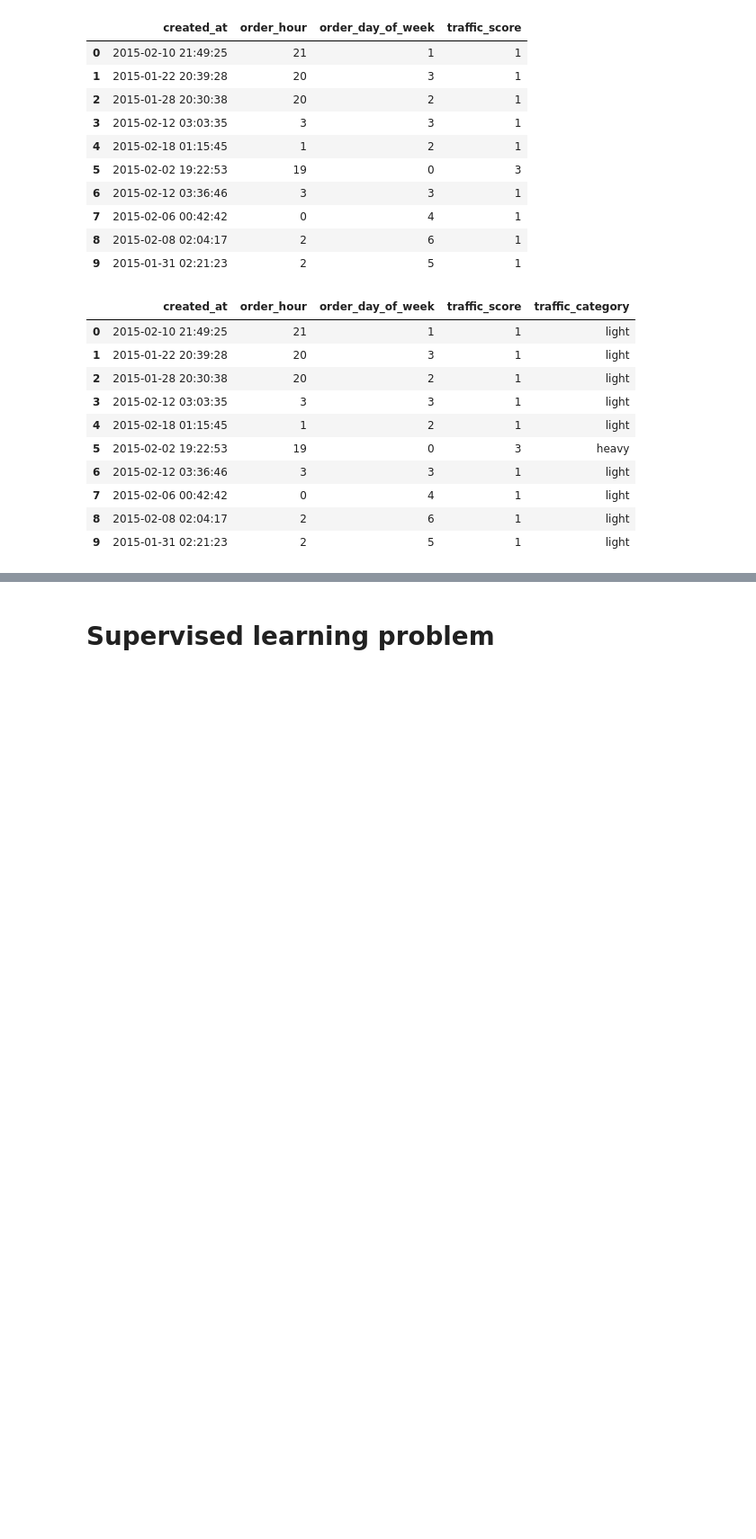
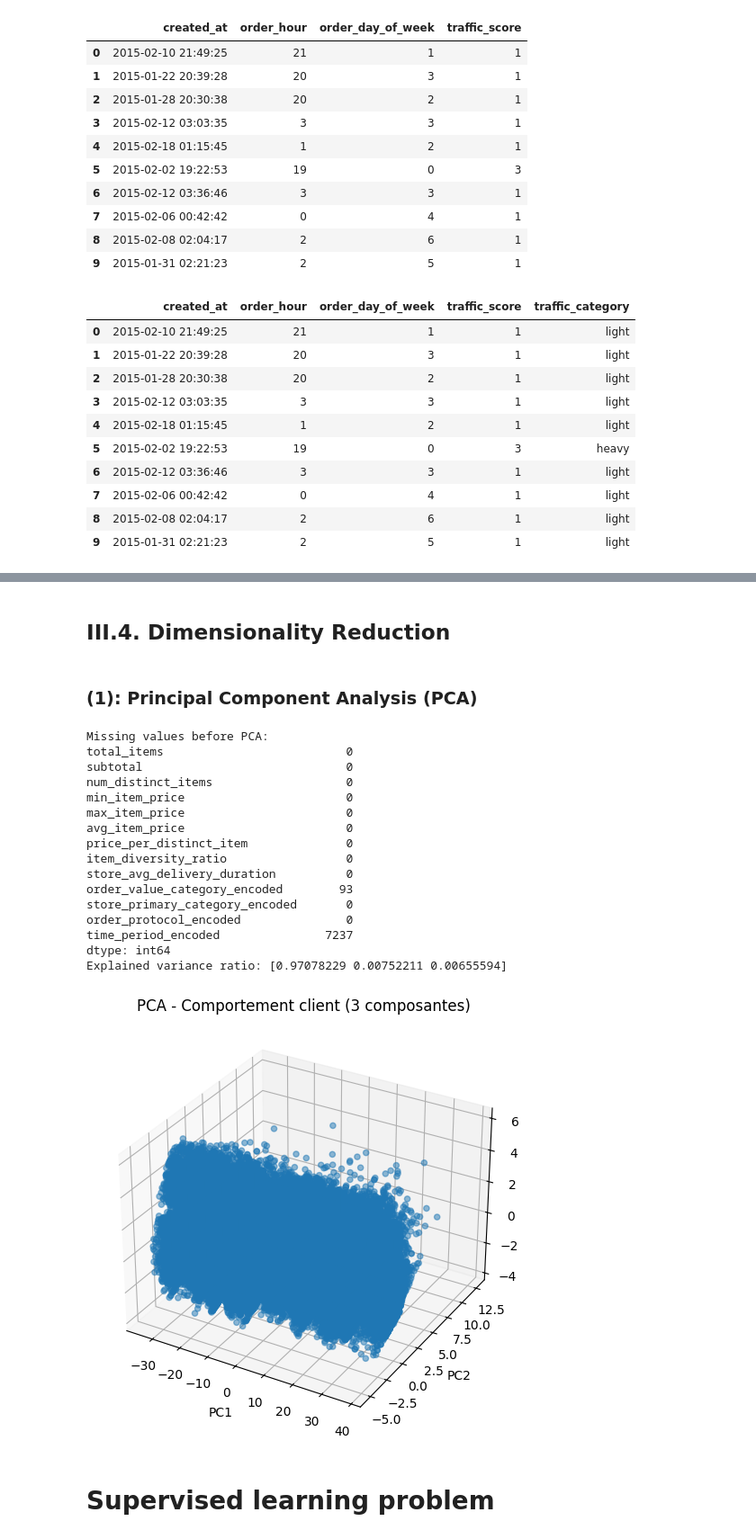
Before and after one commit to Amzilynn/delivery_ML, a Jupyter notebook: Projet_ML_.ipynb, the cells around one changed output, grey strips where cells are left out. Shown at 90% size. Cells and saved outputs as stored; diff of their text form; code cells hidden in the pictures; blank space fills up the shorter version.

Commit message:
Data Understanding and  Preparation update

```diff
--- a/Projet_ML_.ipynb
+++ b/Projet_ML_.ipynb
@@ -910,3 +1067,63 @@ df_weather[['created_at', 'order_hour', 'order_day_of_week', 'traffic_score', 't
+# %% [markdown]
+## III.4. Dimensionality Reduction
+# %% [markdown]
+### (1): Principal Component Analysis (PCA)
+# %%
+from sklearn.decomposition import PCA
+import matplotlib.pyplot as plt
+
+# X : dataframe standardisée (features pour le BO "comportement client")
+# Par exemple : X = df_behavior_scaled[features_for_clustering]
+
+# Check for remaining NaNs
+print("Missing values before PCA:")
+print(X.isnull().sum())
+
+# Drop rows with NaN values for PCA, as imputation might not have covered all cases
+X_cleaned = X.dropna()
+
+# Initialisation du PCA
+pca = PCA(n_components=3)  # Initialisation du PCA pour 3 composantes
+
+# Application du PCA
+X_pca = pca.fit_transform(X_cleaned)
+
+# Vérification des composantes principales
+print("Explained variance ratio:", pca.explained_variance_ratio_)
+
+# Transformation en DataFrame pour visualisation
+import pandas as pd
+df_pca = pd.DataFrame(X_pca, columns=['PC1', 'PC2', 'PC3'])
+
+# Visualisation 3D
+fig = plt.figure(figsize=(8,6))
+ax = fig.add_subplot(111, projection='3d')
+ax.scatter(df_pca['PC1'], df_pca['PC2'], df_pca['PC3'], alpha=0.5)
+
+ax.set_xlabel('PC1')
+ax.set_ylabel('PC2')
+ax.set_zlabel('PC3')
+ax.set_title('PCA - Comportement client (3 composantes)')
+
+plt.show()
+# %% [output]
+Missing values before PCA:
+total_items                          0
+subtotal                             0
+num_distinct_items                   0
+min_item_price                       0
+max_item_price                       0
+avg_item_price                       0
+price_per_distinct_item              0
+item_diversity_ratio                 0
+store_avg_delivery_duration          0
+order_value_category_encoded        93
+store_primary_category_encoded       0
+order_protocol_encoded               0
+time_period_encoded               7237
+dtype: int64
+Explained variance ratio: [0.97078229 0.00752211 0.00655594]
+[figure, added]
 # %% [markdown]
 # Supervised learning problem
 # %% [markdown]
```
Also changed, not shown: parts of 40 cells of this notebook.
